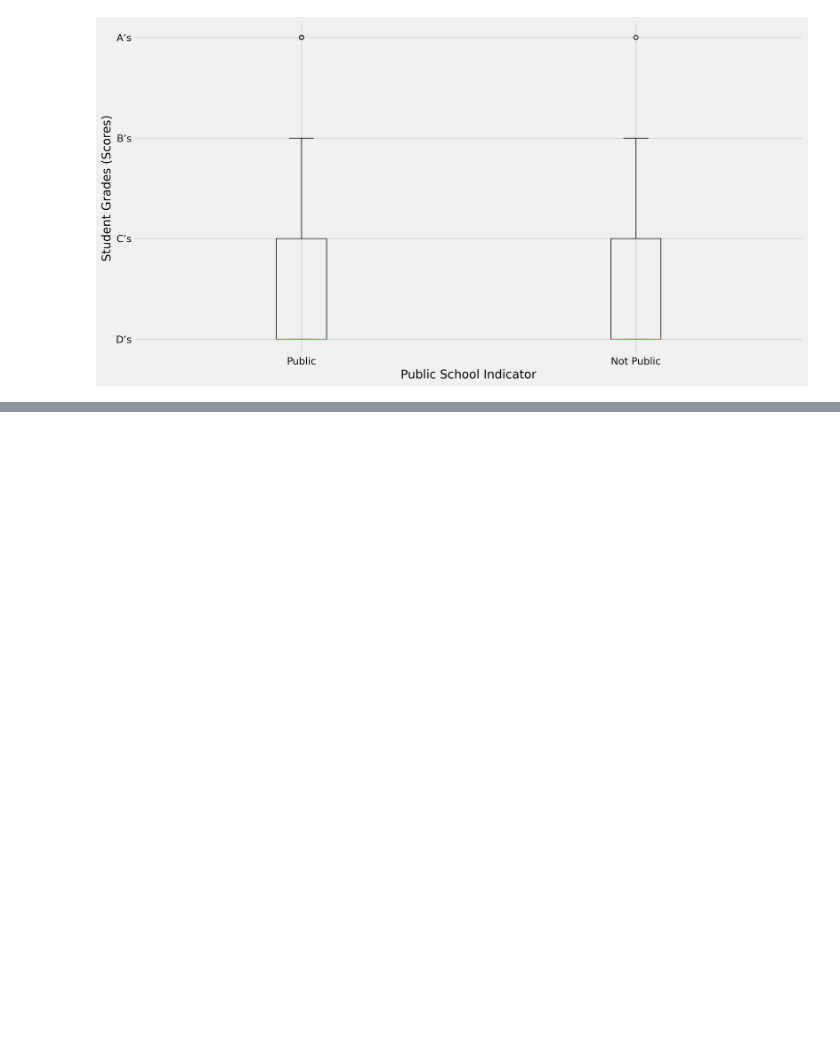
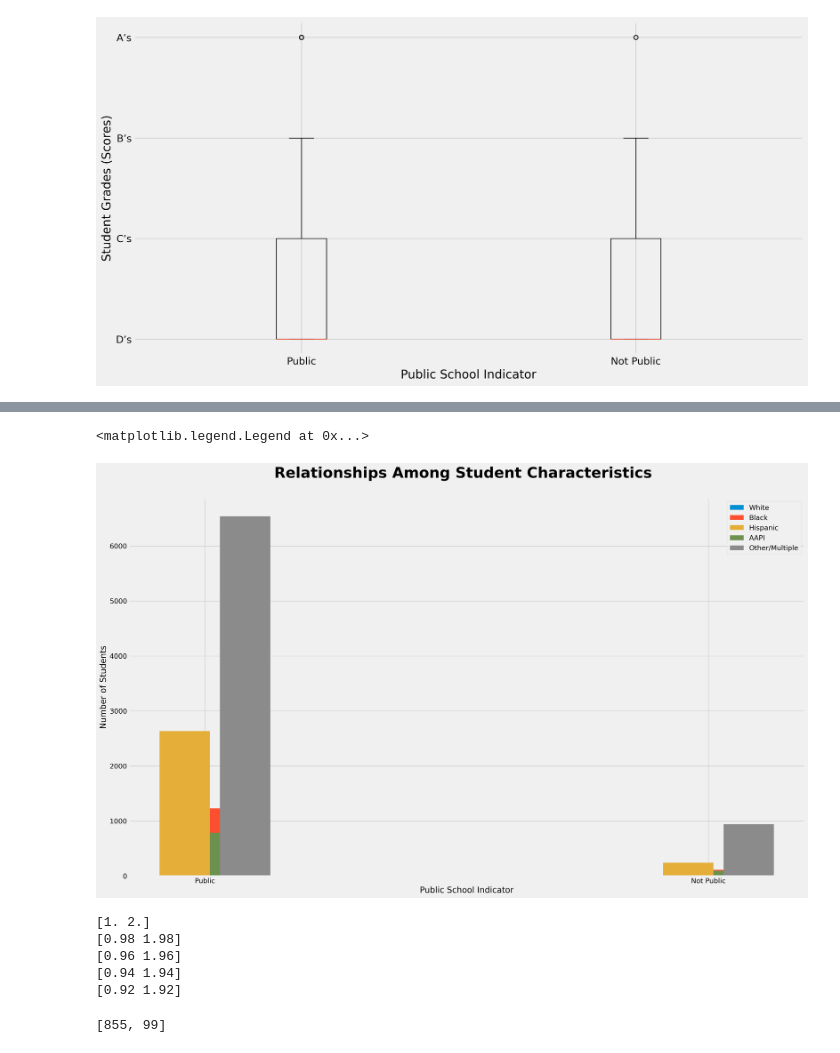
Before and after one commit to mattzhao-R/data-118, a Jupyter notebook: Project118_Fall22.ipynb, the cells around one changed output, grey strips where cells are left out. Cells and saved outputs as stored; diff of their text form; code cells hidden in the pictures; blank space fills up the shorter version.

```diff
--- a/Project118_Fall22.ipynb
+++ b/Project118_Fall22.ipynb
@@ -348,2 +310,41 @@ ax2.hist(not_pub,bins=5)
+# %%
+fig, ax1 = plt.subplots()
+fig.suptitle('Relationships Among Student Characteristics', y = 1, fontsize = 30, fontweight='bold')
+fig.set_size_inches(20, 12)
+fig.set_dpi(250)
+fig.tight_layout()
+
+# side by side counts
+width=0.1
+pub_labs=['Public','Not Public']
+race_labs=list(race_map.values())
+x=np.arange(1,len(pub_labs)+1)
+#ax1.bar(x,bar_counts(df_c,'EDCPUB','RACEETH')[0],width,label='r1')
+for i, val in enumerate(race_labs):
+    if i < len(race_labs)/2:
+        ax1.bar(x - (width/len(race_labs))*i, bar_counts(df_c,'EDCPUB','RACEETH')[i], width, label=val)
+    else:
+        ax1.bar(x + (width/len(race_labs))*i, bar_counts(df_c,'EDCPUB','RACEETH')[i], width, label=val)
+
+ax1.set_xlabel('Public School Indicator')
+ax1.set_ylabel('Number of Students')
+ax1.set_xticks(ticks=x,labels=pub_labs)
+ax1.legend()
+# %% [output]
+<matplotlib.legend.Legend at 0x...>
+[figure, added]
+# %%
+for i, val in enumerate(race_labs):
+    print(x - (width/len(race_labs))*i)
+# %% [output]
+[1. 2.]
+[0.98 1.98]
+[0.96 1.96]
+[0.94 1.94]
+[0.92 1.92]
+# %%
+bar_counts(df_c,'EDCPUB','RACEETH')[0]
+# %% [output]
+[855, 99]
 # %%
 # Grade relationships
```
Also changed, not shown: parts of 22 cells of this notebook.
